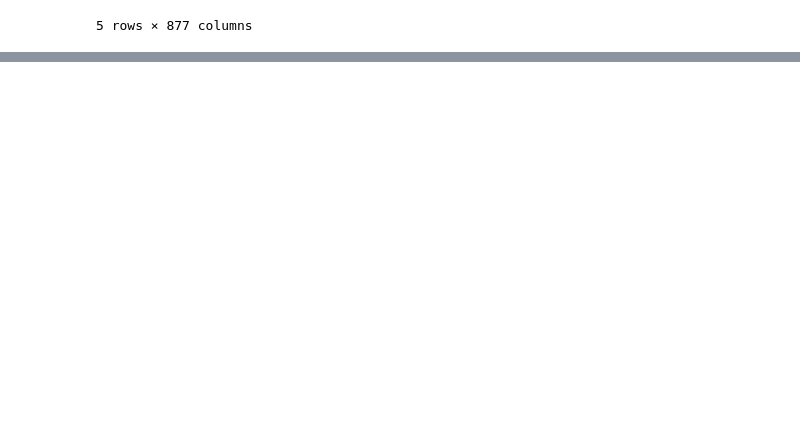
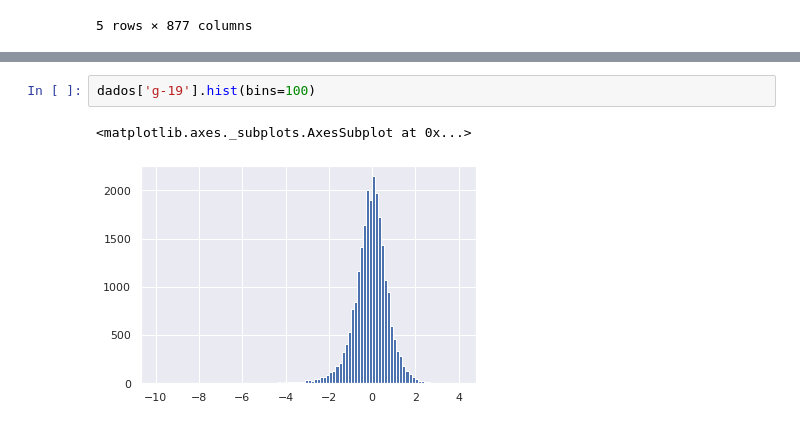
Before and after one commit to RenatoFrancisco/ImersaoDados, a Jupyter notebook: ImersaoDados.ipynb, the cells around one changed output, grey strips where cells are left out. Drawn from its saved outputs; the diff is of its cells as text; blank space fills up the shorter version.

```diff
--- a/ImersaoDados.ipynb
+++ b/ImersaoDados.ipynb
@@ -130,0 +194,5 @@ dados_filtrados.head()
+# %%
+dados['g-19'].hist(bins=100)
+# %% [output]
+<matplotlib.axes._subplots.AxesSubplot at 0x...>
+[figure, added]
```
Also changed, not shown: parts of 20 cells of this notebook.
